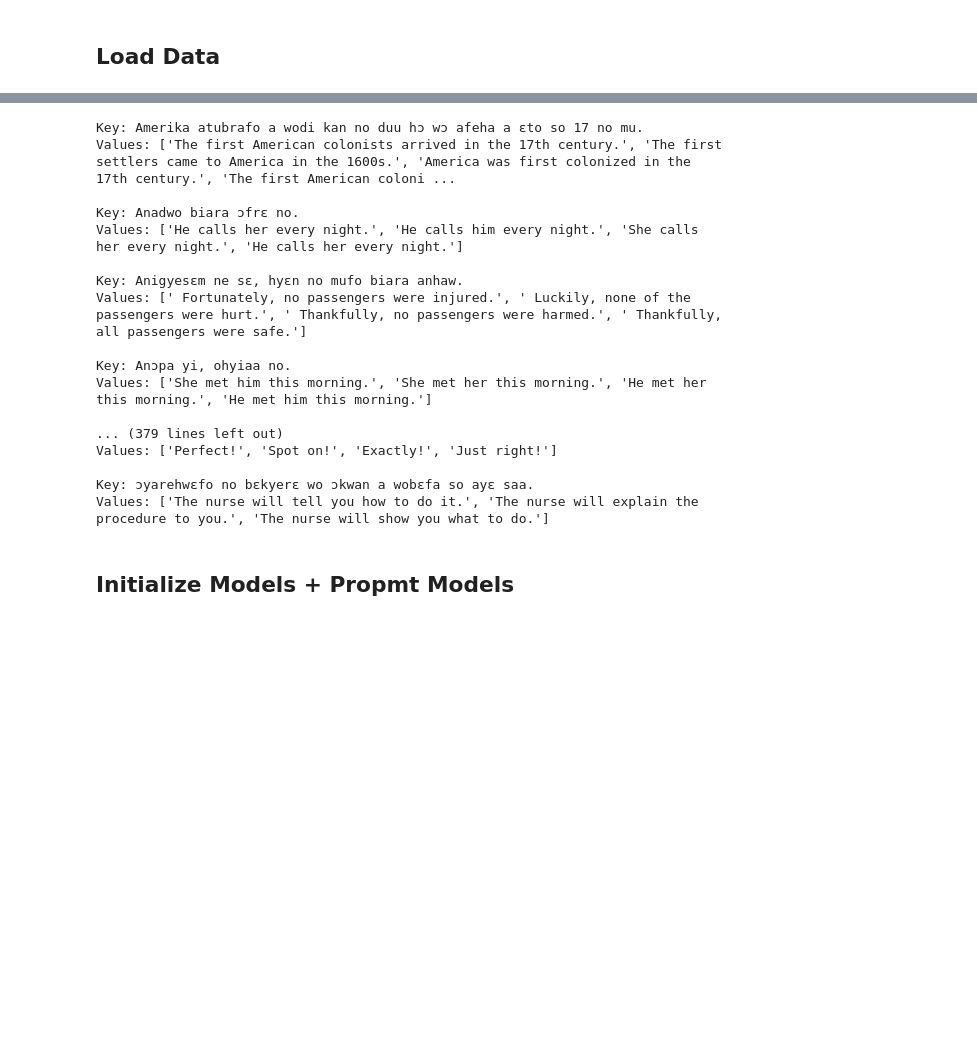
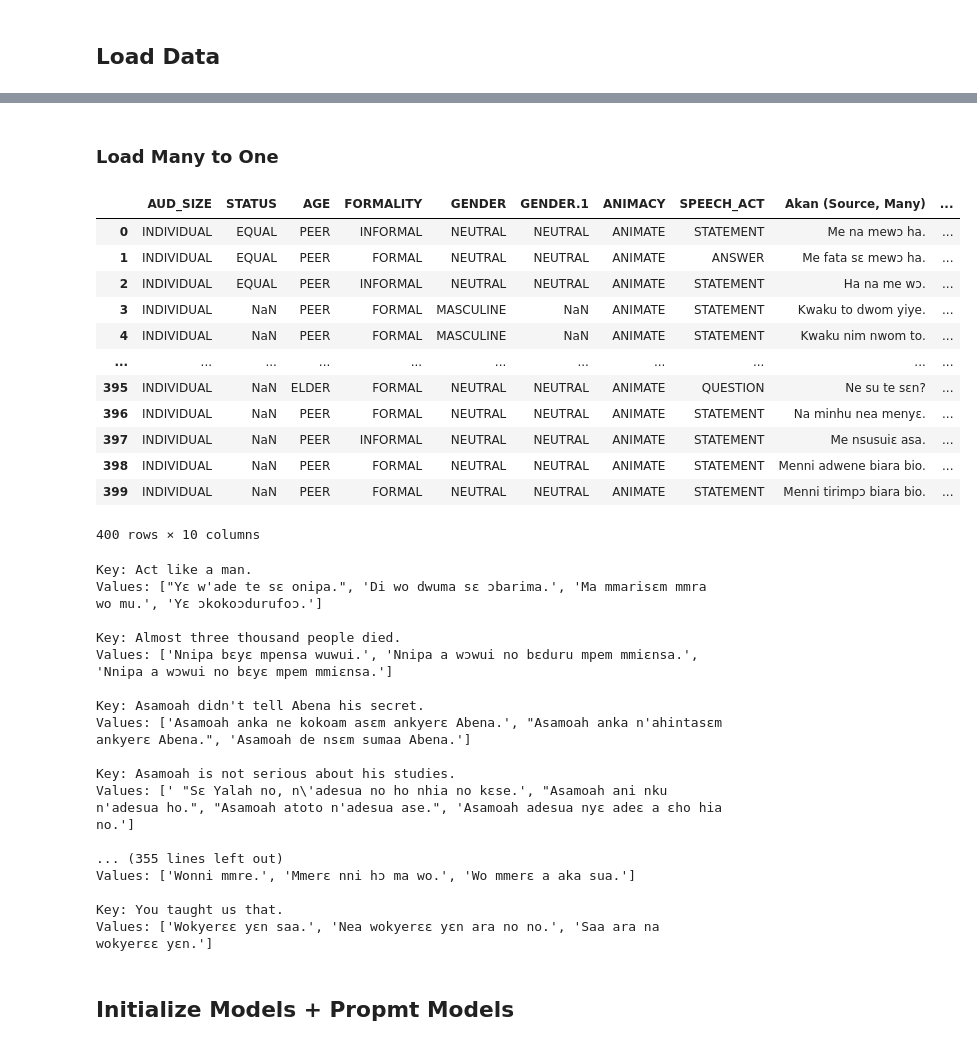
Before and after one commit to Brinkley97/comp-express-mt, a Jupyter notebook: notebook_experiments/llm_text_generation.ipynb, the cells around one changed output, grey strips where cells are left out. Saved outputs shown, nothing was run; the diff lists cells and outputs as text; code cells hidden in the pictures; blank space fills up the shorter version.

```diff
--- a/notebook_experiments/llm_text_generation.ipynb
+++ b/notebook_experiments/llm_text_generation.ipynb
@@ -46,29 +71,51 @@ one_to_many_df
+# %% [markdown]
+### Load Many to One
 # %%
-# one_to_many_sentences_only_df = one_to_many_df.loc[:, [eng_target_one, akan_source_many]]
-# one_to_many_sentences_only_df.head(33)
+many_to_one_df = pd.read_excel(path, sheet_name="M-1_tags")
+akan_source_many = "Akan (Source, Many)"
+eng_target_one = "English (Target, One)"
+many_to_1_cols_to_rename = {"Akuapem Twi": akan_source_many,
+                  "English": eng_target_one
+                  }
+many_to_one_df.rename(columns=many_to_1_cols_to_rename, inplace=True)
+many_to_one_df
+# %% [output]
+|  | AUD_SIZE | STATUS | AGE | FORMALITY | GENDER | GENDER.1 | ANIMACY | SPEECH_ACT | Akan (Source, Many) | ... |
+| 0 | INDIVIDUAL | EQUAL | PEER | INFORMAL | NEUTRAL | NEUTRAL | ANIMATE | STATEMENT | Me na mewɔ ha. | ... |
+| 1 | INDIVIDUAL | EQUAL | PEER | FORMAL | NEUTRAL | NEUTRAL | ANIMATE | ANSWER | Me fata sɛ mewɔ ha. | ... |
+| 2 | INDIVIDUAL | EQUAL | PEER | INFORMAL | NEUTRAL | NEUTRAL | ANIMATE | STATEMENT | Ha na me wɔ. | ... |
+| 3 | INDIVIDUAL | NaN | PEER | FORMAL | MASCULINE | NaN | ANIMATE | STATEMENT | Kwaku to dwom yiye. | ... |
+| 4 | INDIVIDUAL | NaN | PEER | FORMAL | MASCULINE | NaN | ANIMATE | STATEMENT | Kwaku nim nwom to. | ... |
+| ... | ... | ... | ... | ... | ... | ... | ... | ... | ... | ... |
+| 395 | INDIVIDUAL | NaN | ELDER | FORMAL | NEUTRAL | NEUTRAL | ANIMATE | QUESTION | Ne su te sɛn? | ... |
+| 396 | INDIVIDUAL | NaN | PEER | FORMAL | NEUTRAL | NEUTRAL | ANIMATE | STATEMENT | Na minhu nea menyɛ. | ... |
+| 397 | INDIVIDUAL | NaN | PEER | INFORMAL | NEUTRAL | NEUTRAL | ANIMATE | STATEMENT | Me nsusuiɛ asa. | ... |
+| 398 | INDIVIDUAL | NaN | PEER | FORMAL | NEUTRAL | NEUTRAL | ANIMATE | STATEMENT | Menni adwene biara bio. | ... |
+| 399 | INDIVIDUAL | NaN | PEER | FORMAL | NEUTRAL | NEUTRAL | ANIMATE | STATEMENT | Menni tirimpɔ biara bio. | ... |
+400 rows × 10 columns
 # %%
-akan_one_to_eng_many_mappings = one_to_many_df.groupby(akan_source_many)[eng_target_one].apply(list).to_dict()
-for akan, e_list in akan_one_to_eng_many_mappings.items():
-    print(f"Key: {akan}")
-    print(f"Values: {e_list}\n")
+akan_man_to_eng_one_mappings = many_to_one_df.groupby(eng_target_one)[akan_source_many].apply(list).to_dict()
+for eng, a_list in akan_man_to_eng_one_mappings.items():
+    print(f"Key: {eng}")
+    print(f"Values: {a_list}\n")
 # %% [output]
-Key: Amerika atubrafo a wodi kan no duu hɔ wɔ afeha a ɛto so 17 no mu.
-Values: ['The first American colonists arrived in the 17th century.', 'The first settlers came to America in the 1600s.', 'America was first colonized in the 17th century.', 'The first American coloni ...
+Key: Act like a man.
+Values: ["Yɛ w'ade te sɛ onipa.", 'Di wo dwuma sɛ ɔbarima.', 'Ma mmarisɛm mmra wo mu.', 'Yɛ ɔkokoɔdurufoɔ.']
 
-Key: Anadwo biara ɔfrɛ no.
-Values: ['He calls her every night.', 'He calls him every night.', 'She calls her every night.', 'He calls her every night.']
+Key: Almost three thousand people died.
+Values: ['Nnipa bɛyɛ mpensa wuwui.', 'Nnipa a wɔwui no bɛduru mpem mmiɛnsa.', 'Nnipa a wɔwui no bɛyɛ mpem mmiɛnsa.']
 
-Key: Anigyesɛm ne sɛ, hyɛn no mufo biara anhaw.
-Values: [' Fortunately, no passengers were injured.', ' Luckily, none of the passengers were hurt.', ' Thankfully, no passengers were harmed.', ' Thankfully, all passengers were safe.']
+Key: Asamoah didn't tell Abena his secret.
+Values: ['Asamoah anka ne kokoam asɛm ankyerɛ Abena.', "Asamoah anka n'ahintasɛm ankyerɛ Abena.", 'Asamoah de nsɛm sumaa Abena.']
 
-Key: Anɔpa yi, ohyiaa no.
-Values: ['She met him this morning.', 'She met her this morning.', 'He met her this morning.', 'He met him this morning.']
+Key: Asamoah is not serious about his studies.
+Values: [' "Sɛ Yalah no, n\'adesua no ho nhia no kɛse.', "Asamoah ani nku n'adesua ho.", "Asamoah atoto n'adesua ase.", 'Asamoah adesua nyɛ adeɛ a ɛho hia no.']
 
-... (379 lines left out)
-Values: ['Perfect!', 'Spot on!', 'Exactly!', 'Just right!']
+... (355 lines left out)
+Values: ['Wonni mmre.', 'Mmerɛ nni hɔ ma wo.', 'Wo mmerɛ a aka sua.']
 
-Key: ɔyarehwɛfo no bɛkyerɛ wo ɔkwan a wobɛfa so ayɛ saa.
-Values: ['The nurse will tell you how to do it.', 'The nurse will explain the procedure to you.', 'The nurse will show you what to do.']
+Key: You taught us that.
+Values: ['Wokyerɛɛ yɛn saa.', 'Nea wokyerɛɛ yɛn ara no no.', 'Saa ara na wokyerɛɛ yɛn.']
 # %% [markdown]
 ## Initialize Models + Propmt Models
 # %%
```
Also changed, not shown: parts of 11 cells of this notebook.
